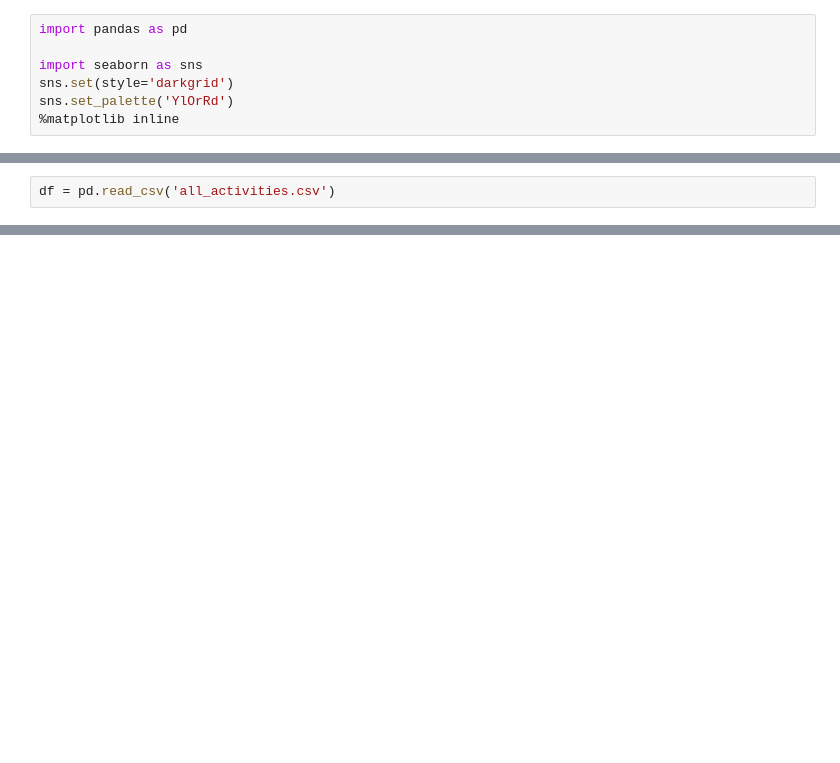
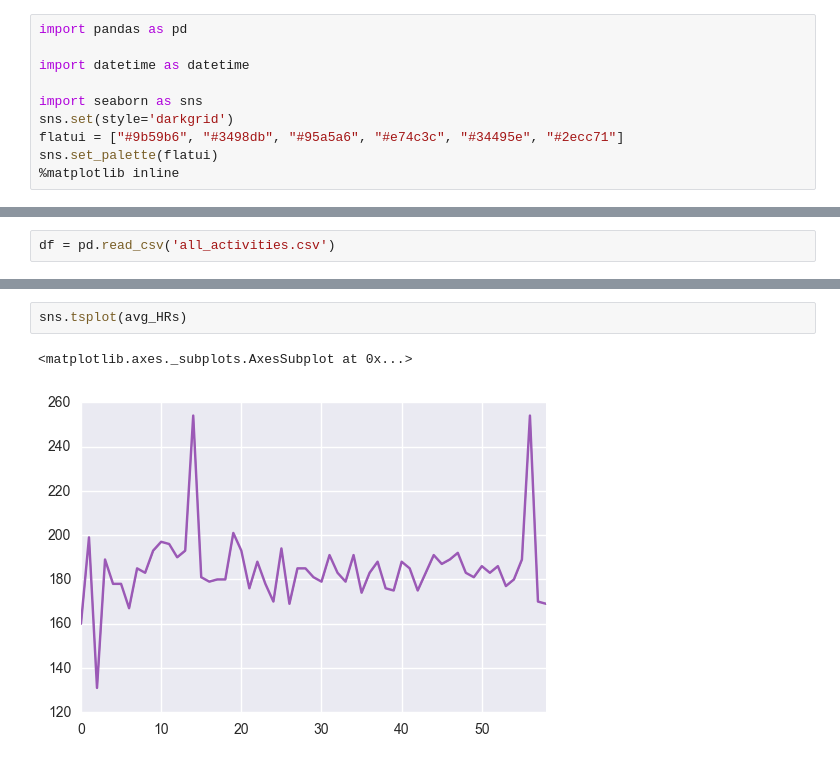
Before and after one commit to danielhills/ride-analysis, a Jupyter notebook: HR_Analysis.ipynb, the cells around one changed output, grey strips where cells are left out. Saved outputs shown, nothing was run; the diff lists cells and outputs as text; blank space fills up the shorter version.

```diff
--- a/HR_Analysis.ipynb
+++ b/HR_Analysis.ipynb
@@ -1,7 +1,10 @@
 # %%
 import pandas as pd
 
+import datetime as datetime
+
 import seaborn as sns
 sns.set(style='darkgrid')
-sns.set_palette('YlOrRd')
+flatui = ["#9b59b6", "#3498db", "#95a5a6", "#e74c3c", "#34495e", "#2ecc71"]
+sns.set_palette(flatui)
 %matplotlib inline
@@ -26,0 +135,5 @@ sns.countplot(act['HR_Zone'])
+# %%
+sns.tsplot(avg_HRs)
+# %% [output]
+<matplotlib.axes._subplots.AxesSubplot at 0x...>
+[figure, added]
```
Also changed, not shown: parts of 19 cells of this notebook, 1 other file.
